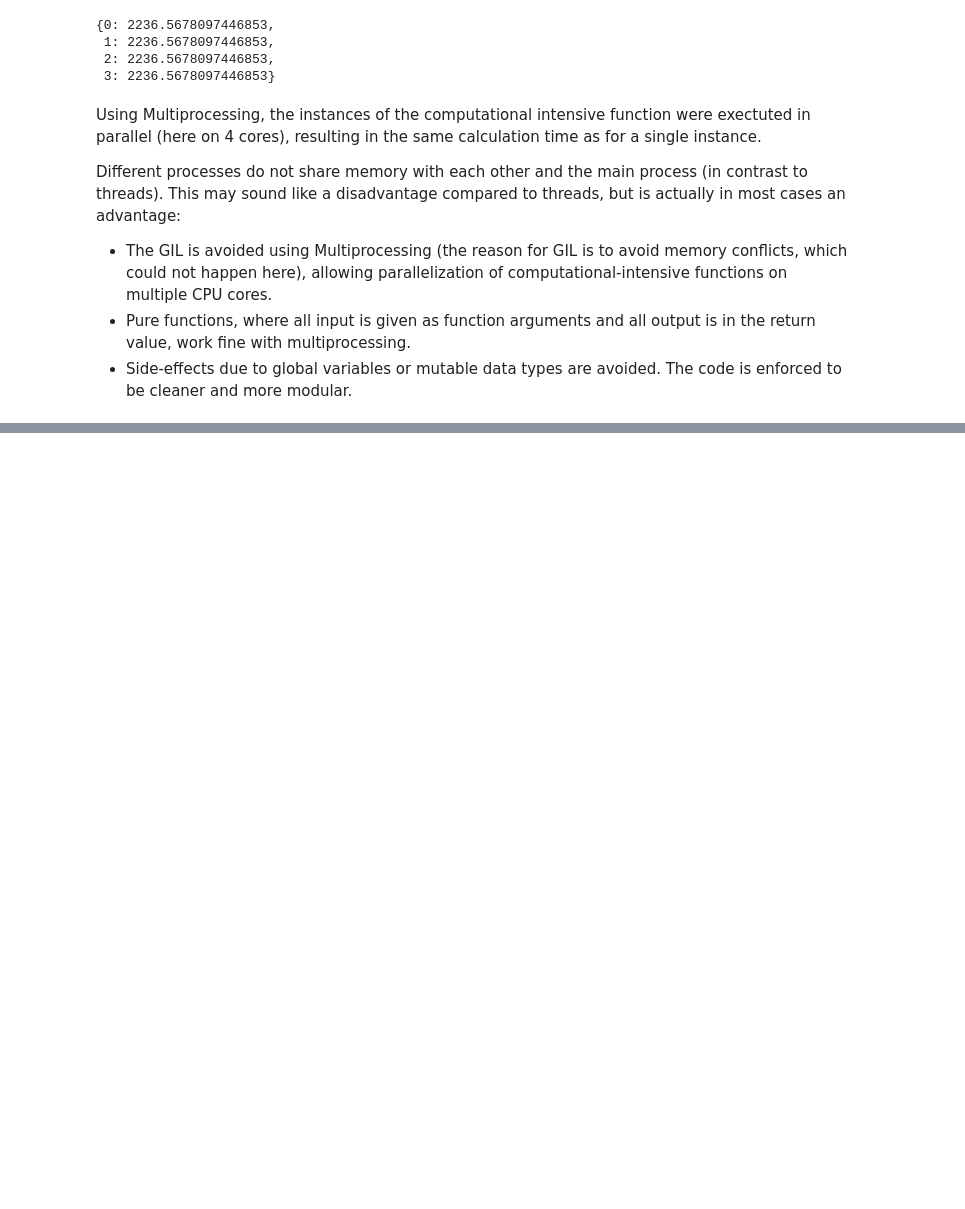
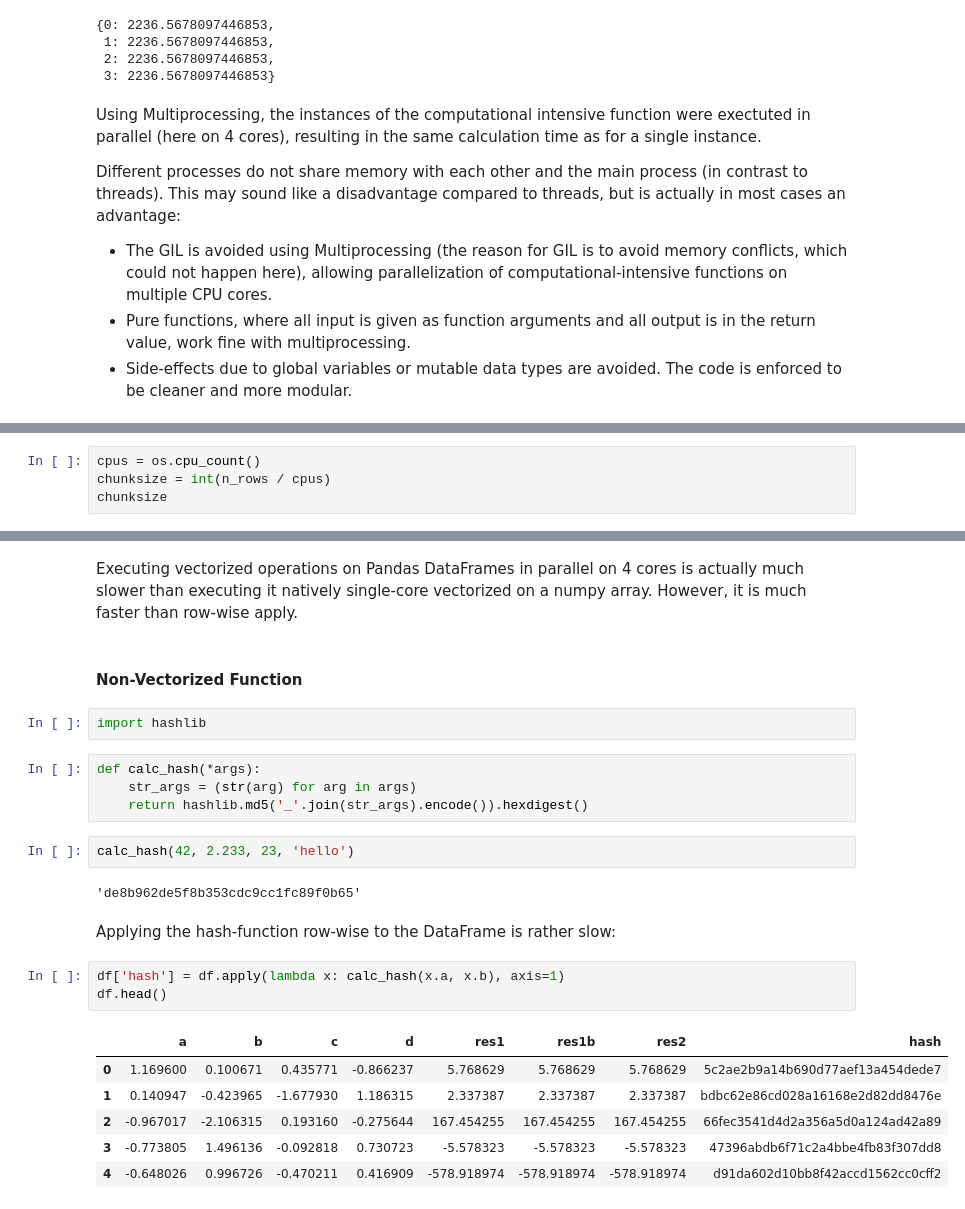
Before and after one commit to lungben/python_tutorial, a Jupyter notebook: parallel_computing.ipynb, the cells around one changed output, grey strips where cells are left out. Drawn from its saved outputs; the diff is of its cells as text; blank space fills up the shorter version.

```diff
--- a/parallel_computing.ipynb
+++ b/parallel_computing.ipynb
@@ -208,0 +346,4 @@ https://medium.com/@bfortuner/python-multithreading-vs-multiprocessing-73072ce56
+# %%
+cpus = os.cpu_count()
+chunksize = int(n_rows / cpus)
+chunksize
@@ -208,0 +371,26 @@ https://medium.com/@bfortuner/python-multithreading-vs-multiprocessing-73072ce56
+# %% [markdown]
+Executing vectorized operations on Pandas DataFrames in parallel on 4 cores is actually much slower than executing it natively single-core vectorized on a numpy array. However, it is much faster than row-wise apply.
+# %% [markdown]
+#### Non-Vectorized Function
+# %%
+import hashlib
+# %%
+def calc_hash(*args):
+    str_args = (str(arg) for arg in args)
+    return hashlib.md5('_'.join(str_args).encode()).hexdigest()
+# %%
+calc_hash(42, 2.233, 23, 'hello')
+# %% [output]
+'de8b962de5f8b353cdc9cc1fc89f0b65'
+# %% [markdown]
+Applying the hash-function row-wise to the DataFrame is rather slow:
+# %%
+df['hash'] = df.apply(lambda x: calc_hash(x.a, x.b), axis=1)
+df.head()
+# %% [output]
+|  | a | b | c | d | res1 | res1b | res2 | hash |
+| 0 | 1.169600 | 0.100671 | 0.435771 | -0.866237 | 5.768629 | 5.768629 | 5.768629 | 5c2ae2b9a14b690d77aef13a454dede7 |
+| 1 | 0.140947 | -0.423965 | -1.677930 | 1.186315 | 2.337387 | 2.337387 | 2.337387 | bdbc62e86cd028a16168e2d82dd8476e |
+| 2 | -0.967017 | -2.106315 | 0.193160 | -0.275644 | 167.454255 | 167.454255 | 167.454255 | 66fec3541d4d2a356a5d0a124ad42a89 |
+| 3 | -0.773805 | 1.496136 | -0.092818 | 0.730723 | -5.578323 | -5.578323 | -5.578323 | 47396abdb6f71c2a4bbe4fb83f307dd8 |
+| 4 | -0.648026 | 0.996726 | -0.470211 | 0.416909 | -578.918974 | -578.918974 | -578.918974 | d91da602d10bb8f42accd1562cc0cff2 |
```
Also changed, not shown: parts of 36 cells of this notebook.
